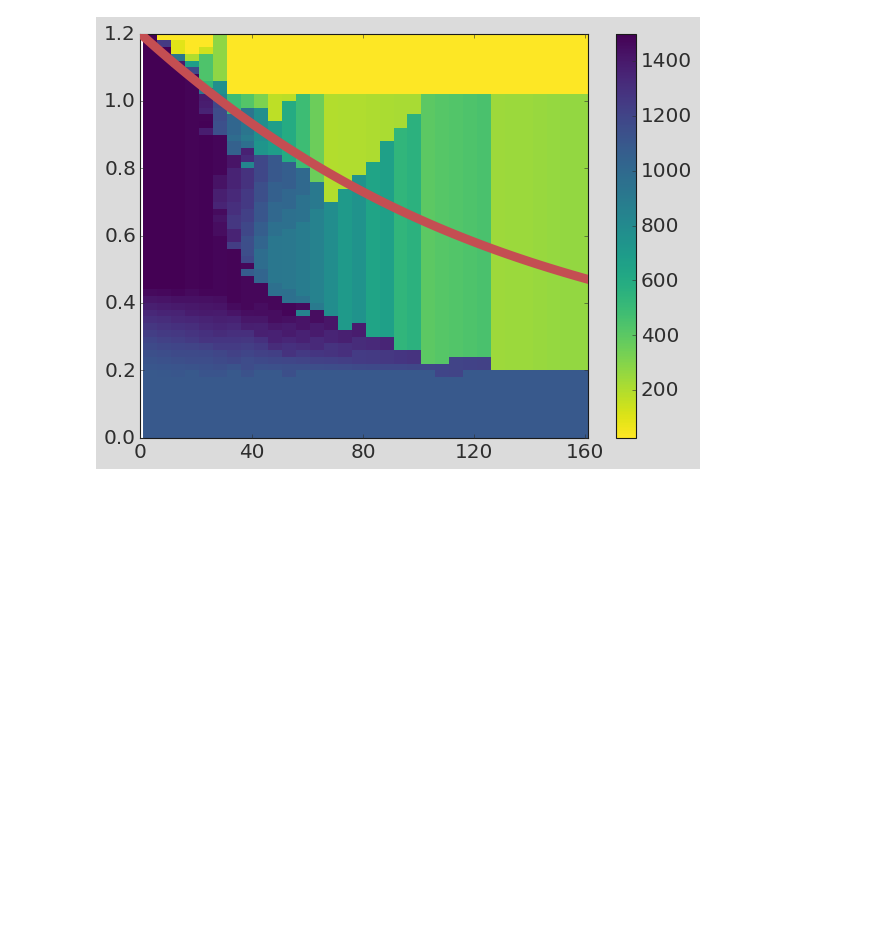
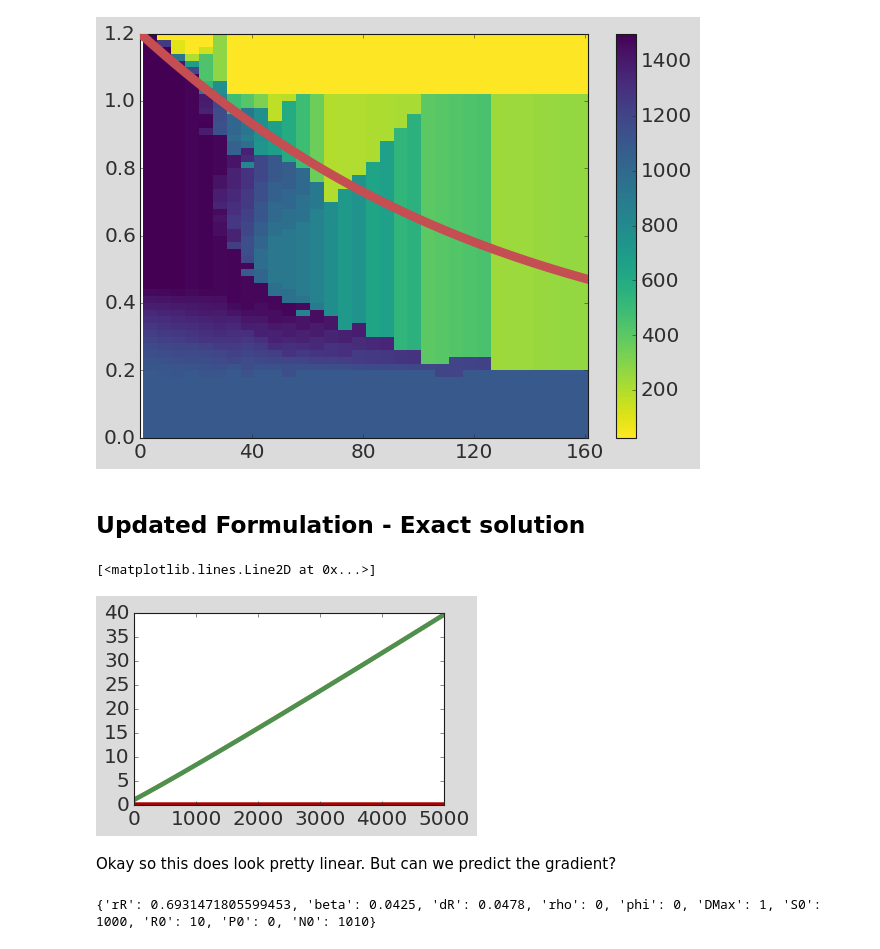
Before and after one commit to KCGallagher/AT_Model_Comparison, a Jupyter notebook: stem_cell_model/critical_threshold.ipynb, the cells around one changed output. Cells and saved outputs as stored; diff of their text form; code cells hidden in the pictures; blank space fills up the shorter version.

Commit message:
Updated stem cell model predictions

```diff
--- a/stem_cell_model/critical_threshold.ipynb
+++ b/stem_cell_model/critical_threshold.ipynb
@@ -286,3 +286,27 @@ fig.tight_layout();
 plt.savefig("../figures/stem_cell_model_threshold"); plt.show()
 # %% [output]
 [figure]
+# %% [markdown]
+## Updated Formulation - Exact solution
+# %%
+fig, ax = plt.subplots(1,1,figsize=(5,3))
+
+model = StemCellModel(method='Radau', dt = 1)
+model.SetParams(**stemParamDic)
+model.Simulate([[0, 5000, 0]])
+# model.Simulate_AT(atThreshold=0.5, intervalLength=1, t_end=10000)
+model.Trim(dt=1)
+model.resultsDf[['TumourSize', 'S', 'R']] /= (stemParamDic['S0'] + stemParamDic['R0'])
+
+plt.plot(model.resultsDf.Time, model.resultsDf.TumourSize, color=colors['CT'], linewidth=4)
+plt.plot(model.resultsDf.Time, model.resultsDf.S, color=colors['Sensitive'], linewidth=4)
+plt.plot(model.resultsDf.Time, model.resultsDf.R, color=colors['Resistant'], linewidth=4)
+# %% [output]
+[<matplotlib.lines.Line2D at 0x...>]
+[figure, added]
+# %% [markdown]
+Okay so this does look pretty linear. But can we predict the gradient?
+# %%
+print(stemParamDic)
+# %% [output]
+{'rR': 0.6931471805599453, 'beta': 0.0425, 'dR': 0.0478, 'rho': 0, 'phi': 0, 'DMax': 1, 'S0': 1000, 'R0': 10, 'P0': 0, 'N0': 1010}
```
Also changed, not shown: parts of 11 cells of this notebook, 2 other files.
